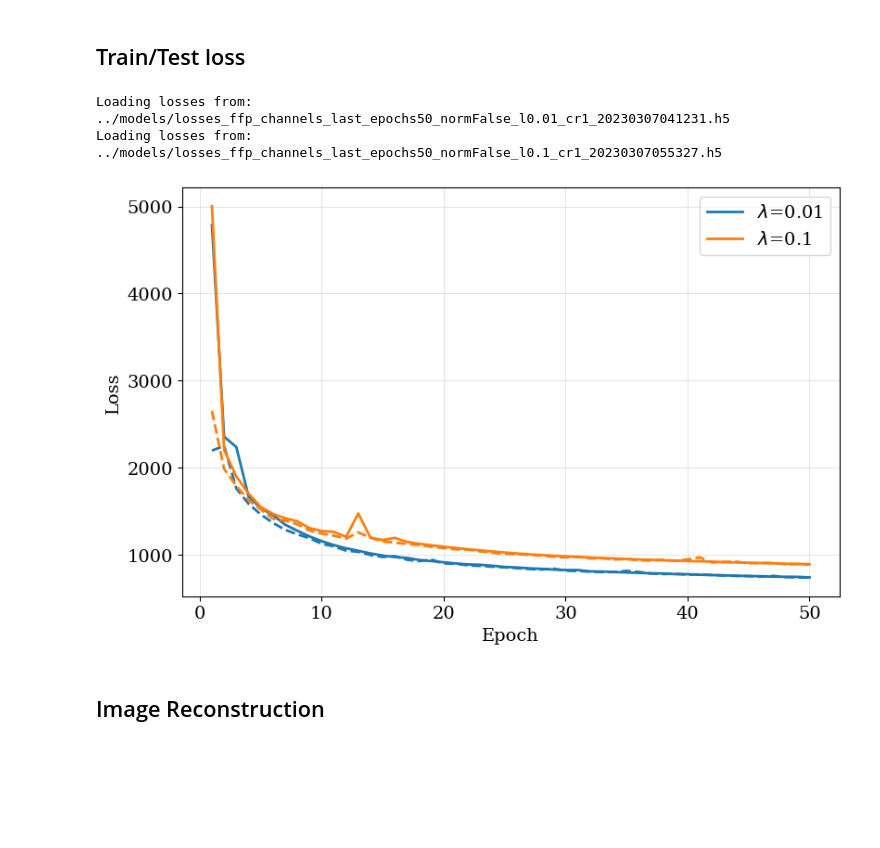
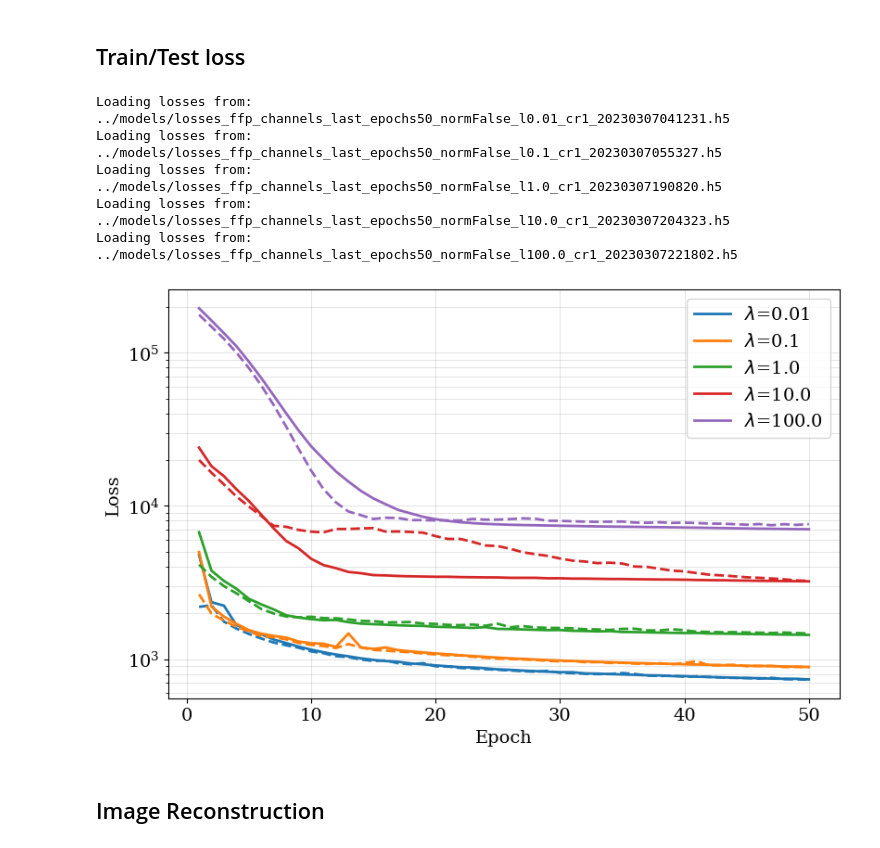
Before and after one commit to c0pp1/variational-image-compression, a Jupyter notebook: analysis/lambda_scan_cr1.ipynb, the cells around one changed output. Drawn from its saved outputs; the diff is of its cells as text; code cells hidden in the pictures; blank space fills up the shorter version.

```diff
--- a/analysis/lambda_scan_cr1.ipynb
+++ b/analysis/lambda_scan_cr1.ipynb
@@ -169,10 +211,13 @@ if NORM == "normTrue":
 ## Choose the trained model
 # %%
 # name = "ffp_{}_epochs{}_{}_l{}_cr{}".format(CH_FORMAT, EPOCHS, NORM, LAMBDA, COD_RANK)
-name = "cr1"
+name = f"cr{COD_RANK}"
 
 models, losses = get_model_files(MODEL_FOLDER, name)
 for model in models:
     print(model)
+print()
+for loss in losses:
+    print(loss)
 # %% [output]
 model_ffp_channels_last_epochs50_normFalse_l0.01_cr1_20230307041231.h5
@@ -185,0 +240,3 @@ print(lambdas)
+# %%
+lambdas_from_losses = [float(loss.split("_")[6].split("l")[1].split("_")[0]) for loss in losses]
+print(lambdas_from_losses)
@@ -185,0 +245,6 @@ print(lambdas)
+# %%
+# sort the models and losses according to the lambda values
+models_sorting = np.argsort(lambdas_from_models)
+losses_sorting = np.argsort(lambdas_from_losses)
+print(models_sorting)
+print(losses_sorting)
@@ -186,3 +254,7 @@ print(lambdas)
+# %%
+models  = [models[i] for i in models_sorting]
+losses  = [losses[i] for i in losses_sorting]
+lambdas = [lambdas_from_models[i] for i in models_sorting]
 # %%
 models_path = [os.path.join(MODEL_FOLDER, model) for model in models]
 losses_path = [os.path.join(MODEL_FOLDER, loss) for loss in losses]
@@ -207,28 +282,31 @@ for loss_path in losses_path:
 # %% [output]
 Loading losses from: ../models/losses_ffp_channels_last_epochs50_normFalse_l0.01_cr1_20230307041231.h5
 Loading losses from: ../models/losses_ffp_channels_last_epochs50_normFalse_l0.1_cr1_20230307055327.h5
+Loading losses from: ../models/losses_ffp_channels_last_epochs50_normFalse_l1.0_cr1_20230307190820.h5
+Loading losses from: ../models/losses_ffp_channels_last_epochs50_normFalse_l10.0_cr1_20230307204323.h5
+Loading losses from: ../models/losses_ffp_channels_last_epochs50_normFalse_l100.0_cr1_20230307221802.h5
 # %%
 fig, ax = plt.subplots(figsize=(8, 5), constrained_layout=True)
 ax.grid(True, which='both', ls='-', lw=0.5, c='grey', alpha=0.3)
 
 for i in range(len(train_losses)):
     epochs = np.arange(1, len(train_losses[i])+1)
 
     ax.plot(epochs, train_losses[i], ls="-", color=hex_colors[i], lw=2, label=f"$\lambda$={lambdas[i]}")
     ax.plot(epochs, test_losses[i], ls="--", color=hex_colors[i], lw=2)
 
 ax.legend()
 
 ax.set_xlabel('Epoch')
 ax.set_ylabel('Loss')
 
-# ax.set_yscale('log')
+ax.set_yscale('log')
 
-# fig.savefig("./plots/losses.png", dpi=300, facecolor="w")
+# fig.savefig("./plots/losses_cr1_lambda_scan.png", dpi=300, facecolor="w")
 
 plt.show()
 # %% [output]
-[figure, old version]
+[figure, new version]
 # %% [markdown]
 ## Image Reconstruction
 # %%
```
Also changed, not shown: parts of 22 cells of this notebook, 5 other files.
